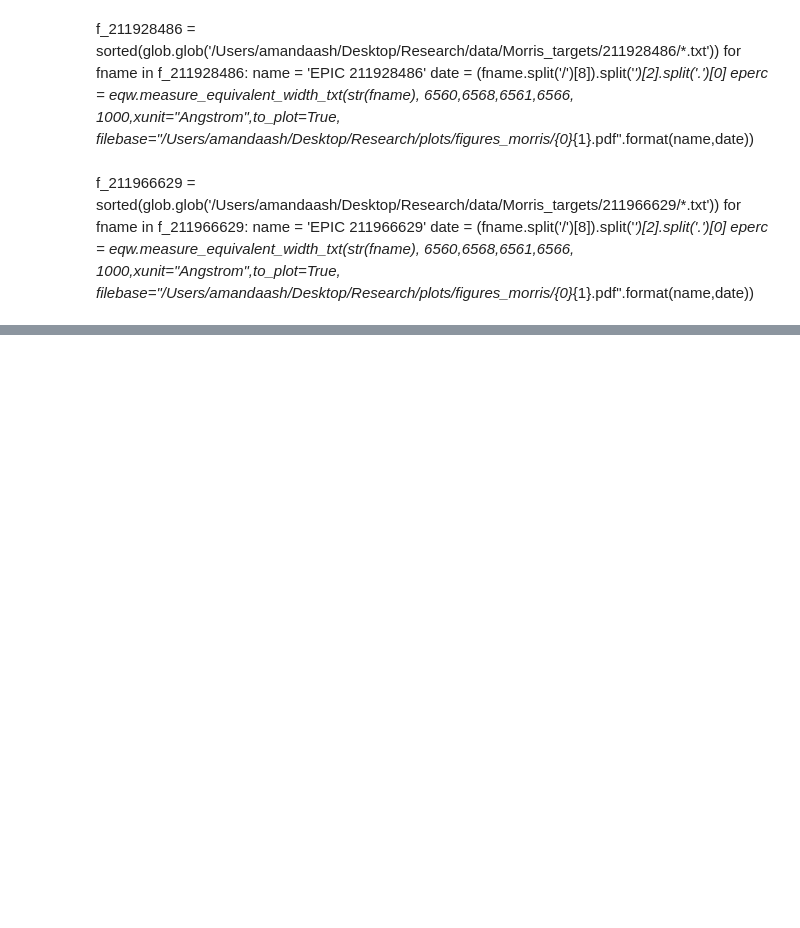
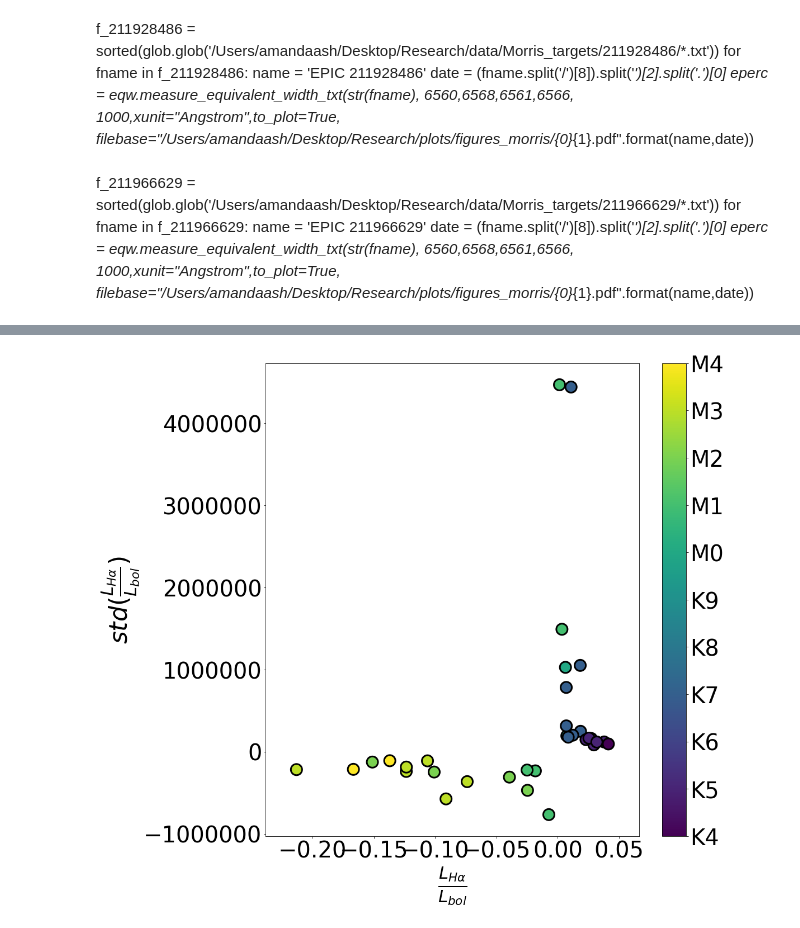
Before and after one commit to aash7871/spectral_measurements, a Jupyter notebook: EW.ipynb, the cells around one changed output, grey strips where cells are left out. Cells and saved outputs as stored; diff of their text form; code cells hidden in the pictures; blank space fills up the shorter version.

```diff
--- a/EW.ipynb
+++ b/EW.ipynb
@@ -36,16 +36,3 @@ def findMiddle(input_list):
         return [input_list[int(middle)], input_list[int(middle-1)]]
     elif str(middle)[-1] == '5':
         return [input_list[int(middle - .5)]]
-# %%
-fname = '/Users/amandaash/Desktop/Research/data/Morris_targets/211928486/stack_EPIC211928486_2017-11-28.txt'
-dat = np.genfromtxt(fname)
-wave = dat[:,0]
-flux = dat[:,1]
-name = fname.split('/')[-1].split('_')[1]
-UTC_date = fname.split('/')[-1].split('_')[-1].split('.')[0]
-
-print(name, UTC_date)
-
-plt.plot(wave,flux)
-plt.xlim(6550,6575)
-plt.show()
@@ -432,9 +488,9 @@ for target in unique_target:
     plt.savefig('/Users/amandaash/Desktop/Research/plots/obs_analysis/OI_shift/{0}.pdf'.format(target))
     plt.close()
 # %%
-#OI with dates labled
+#outputs plots of EWHA vs. OI shift - with the exposures labelled by date
 obs_info = []
-with open('/Users/amandaash/Desktop/Research/target_info/obs_table_715_update.csv', 'r') as csvFile:
+with open('/Users/amandaash/Desktop/Research/target_info/obs_tab_master.csv', 'r') as csvFile:
     obs_data = csv.reader(csvFile)
     for row in obs_data:
 
@@ -460,13 +516,13 @@ for target in unique_target:
 
     for row in obs_info[1:]:
         target_name = row[0]
-        quality_flag = row[13]
+        quality_flag = row[16]
         if target_name == target:
-            local_date = row[4]
-            OI = float(row[9])
-            EqW = float(row[11])
-            perc16 = float(row[10])
-            perc84 = float(row[12])
+            local_date = row[5]
+            OI = float(row[10])
+            EqW = float(row[13])
+            perc16 = float(row[12])
+            perc84 = float(row[14])
             lower_uncertainty = EqW - perc16
             OI_shift.append([OI])
             EW_le.append(lower_uncertainty)
@@ -994,0 +817,18 @@ plt.show()
+# %%
+plt.figure(figsize=(16,14))
+plt.scatter(np.array(LH_LB_OSMOS)*1000, np.array(std_LH_Lbol_OSMOS)*1000/np.array(LH_LB_OSMOS)*1000, s = 400, c = spec_plot_OSMOS, cmap='viridis', **scatter_kwargs, label = 'OSMOS', edgecolors = 'k', linewidth = 3)
+#plt.scatter(spec_plot_ARC, np.array(vary_stat2_ARC)/np.array(med_EW_ARC), s = 400, marker = '^', cmap = cmap_ARC, c = spec_plot_ARC, label = 'ARC', **scatter_kwargs)
+plt.xlabel(r'$\frac{L_{H\alpha}}{L_{bol}}$', fontsize = 44)
+plt.ylabel(r'$std(\frac{L_{H\alpha}}{L_{bol}})$', fontsize = 44)
+#plt.xticks(ticks = np.arange(1,12,1), labels = ('K4', 'K5', 'K6', 'K7', 'K8', 'K9', 'M0', 'M1', 'M2', 'M3', 'M4'), fontsize = 40)
+plt.yticks(fontsize = 40)
+plt.xticks(fontsize = 40)
+#plt.hlines([-1,-2,-3,1,2,3], xmin = 0, xmax = 12)
+#plt.xlim(0,12)
+cbar = plt.colorbar(sv1, ticks = [1,2,3,4,5,6,7,8,9,10,11])
+cbar.ax.set_yticklabels(['K4', 'K5', 'K6', 'K7', 'K8', 'K9', 'M0', 'M1', 'M2', 'M3', 'M4'], fontsize = 40)
+plt.tight_layout()
+#plt.savefig('/Users/amandaash/Desktop/Research/analysis/plots/variability/varaiablevactivity.pdf')
+plt.show()
+# %% [output]
+[figure, added]
```
Also changed, not shown: parts of 49 cells of this notebook, 1 other file.
